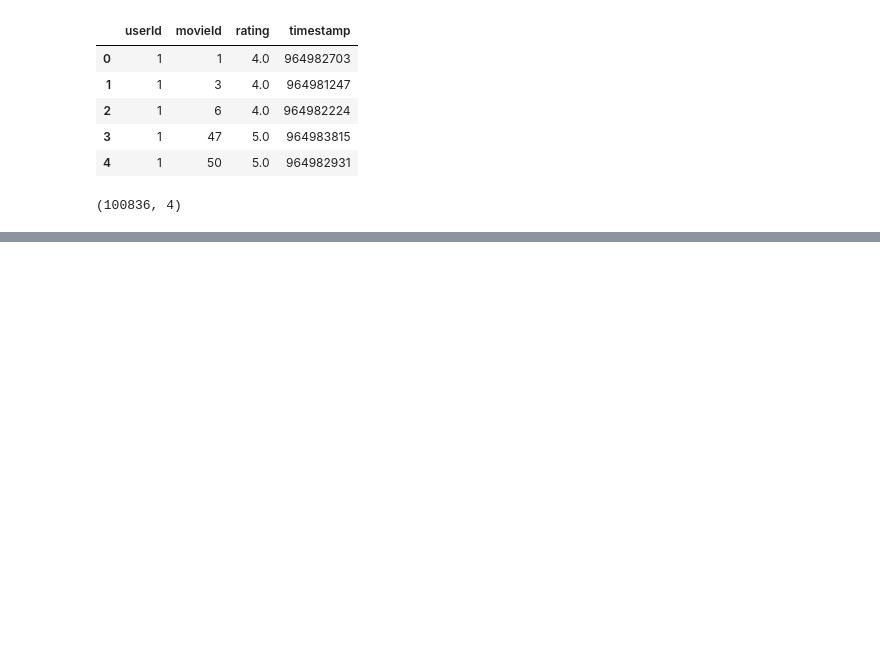
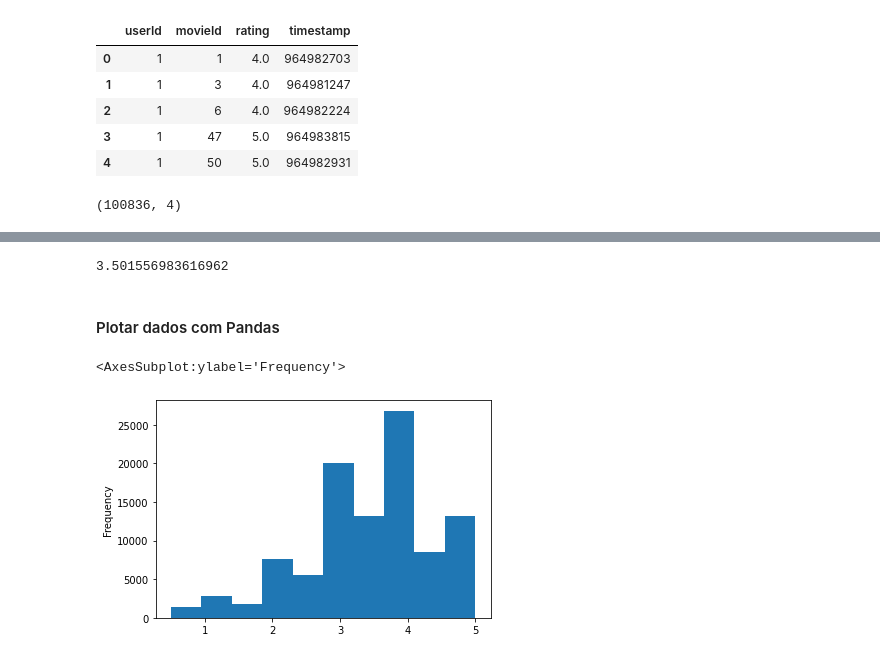
Before and after one commit to leandrobenicio/Data-Science, a Jupyter notebook: Introducao.ipynb, the cells around one changed output, grey strips where cells are left out. Cells and saved outputs as stored; diff of their text form; code cells hidden in the pictures; blank space fills up the shorter version.

```diff
--- a/Introducao.ipynb
+++ b/Introducao.ipynb
@@ -29,0 +62,4 @@ notas.head()
+# %%
+notas['nota'].mean()
+# %% [output]
+3.501556983616962
@@ -29,0 +68,7 @@ notas.head()
+# %% [markdown]
+#### Plotar dados com Pandas
+# %%
+notas.nota.plot(kind='hist')
+# %% [output]
+<AxesSubplot:ylabel='Frequency'>
+[figure, added]
```
Also changed, not shown: parts of 26 cells of this notebook, 5 other files.
